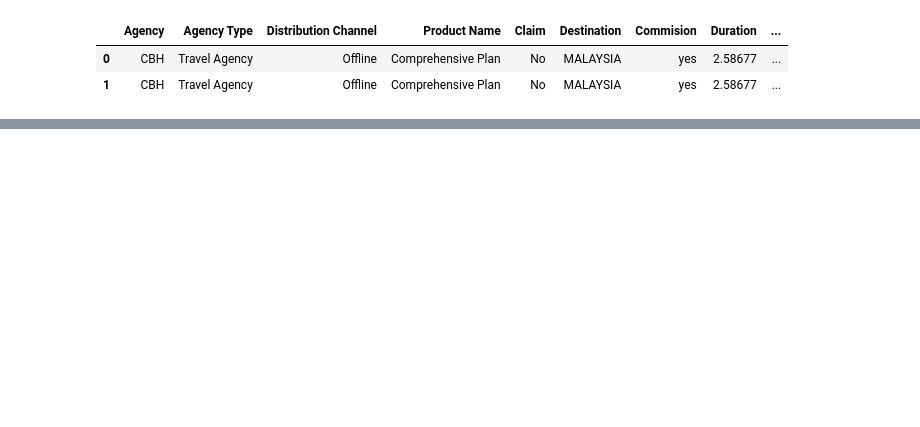
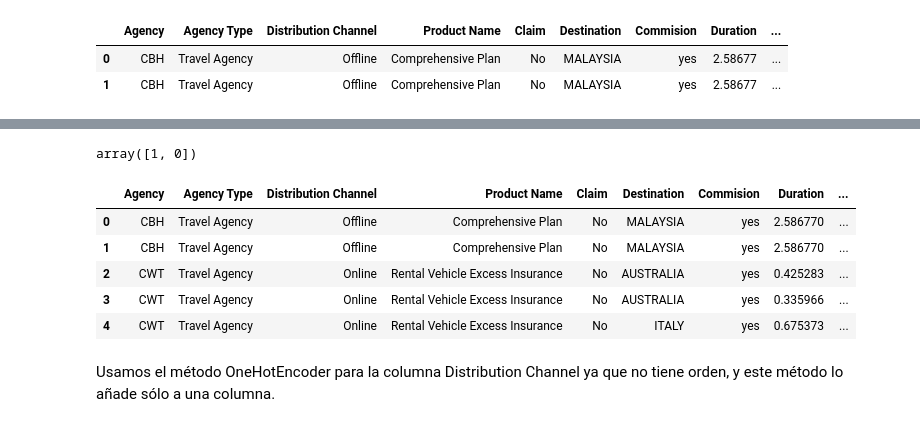
Before and after one commit to NataliaBarquin/Adalab_Pair_programming_5_machine_learning, a Jupyter notebook: Pair_RLO2_Preprocesado.ipynb, the cells around one changed output, grey strips where cells are left out. Saved outputs shown, nothing was run; the diff lists cells and outputs as text; code cells hidden in the pictures; blank space fills up the shorter version.

```diff
--- a/Pair_RLO2_Preprocesado.ipynb
+++ b/Pair_RLO2_Preprocesado.ipynb
@@ -88,0 +199,15 @@ plt.show()
+# %%
+orden = [ "no", "yes" ]
+
+def ordinal_encoder1(df, columna, orden_valores):
+    # iniciamos el método y aplicamos la transformación a los datos.
+    ordinal = OrdinalEncoder(categories = [orden_valores], dtype = int)
+    transformados_oe = ordinal.fit_transform(df[[columna]])
+    # lo convertimos a dataframe
+    oe_df = pd.DataFrame(transformados_oe)
+    # cambiamos el nombre de la columna
+    oe_df.columns = ordinal.feature_names_in_
+    columna += "_oe"
+    # sobre escribimos la columna con los valores de la tranformación
+    df[columna] = oe_df
+    return df
@@ -88,0 +239,17 @@ plt.show()
+# %%
+orden_2 = ["Travel Agency", "Airlines"]
+
+df_travel_est = ordinal_encoder1(df_travel_est, "Agency Type",  orden_2)
+# %%
+df_travel_est["Commision_oe"].unique()
+# %% [output]
+array([1, 0])
+# %%
+df_travel_est.head()
+# %% [output]
+|  | Agency | Agency Type | Distribution Channel | Product Name | Claim | Destination | Commision | Duration | ... |
+| 0 | CBH | Travel Agency | Offline | Comprehensive Plan | No | MALAYSIA | yes | 2.586770 | ... |
+| 1 | CBH | Travel Agency | Offline | Comprehensive Plan | No | MALAYSIA | yes | 2.586770 | ... |
+| 2 | CWT | Travel Agency | Online | Rental Vehicle Excess Insurance | No | AUSTRALIA | yes | 0.425283 | ... |
+| 3 | CWT | Travel Agency | Online | Rental Vehicle Excess Insurance | No | AUSTRALIA | yes | 0.335966 | ... |
+| 4 | CWT | Travel Agency | Online | Rental Vehicle Excess Insurance | No | ITALY | yes | 0.675373 | ... |
@@ -88,0 +259,2 @@ plt.show()
+# %% [markdown]
+Usamos el método OneHotEncoder para la columna Distribution Channel	ya que no tiene orden, y este método lo añade sólo a una columna.
```
Also changed, not shown: parts of 34 cells of this notebook, 3 other files.
